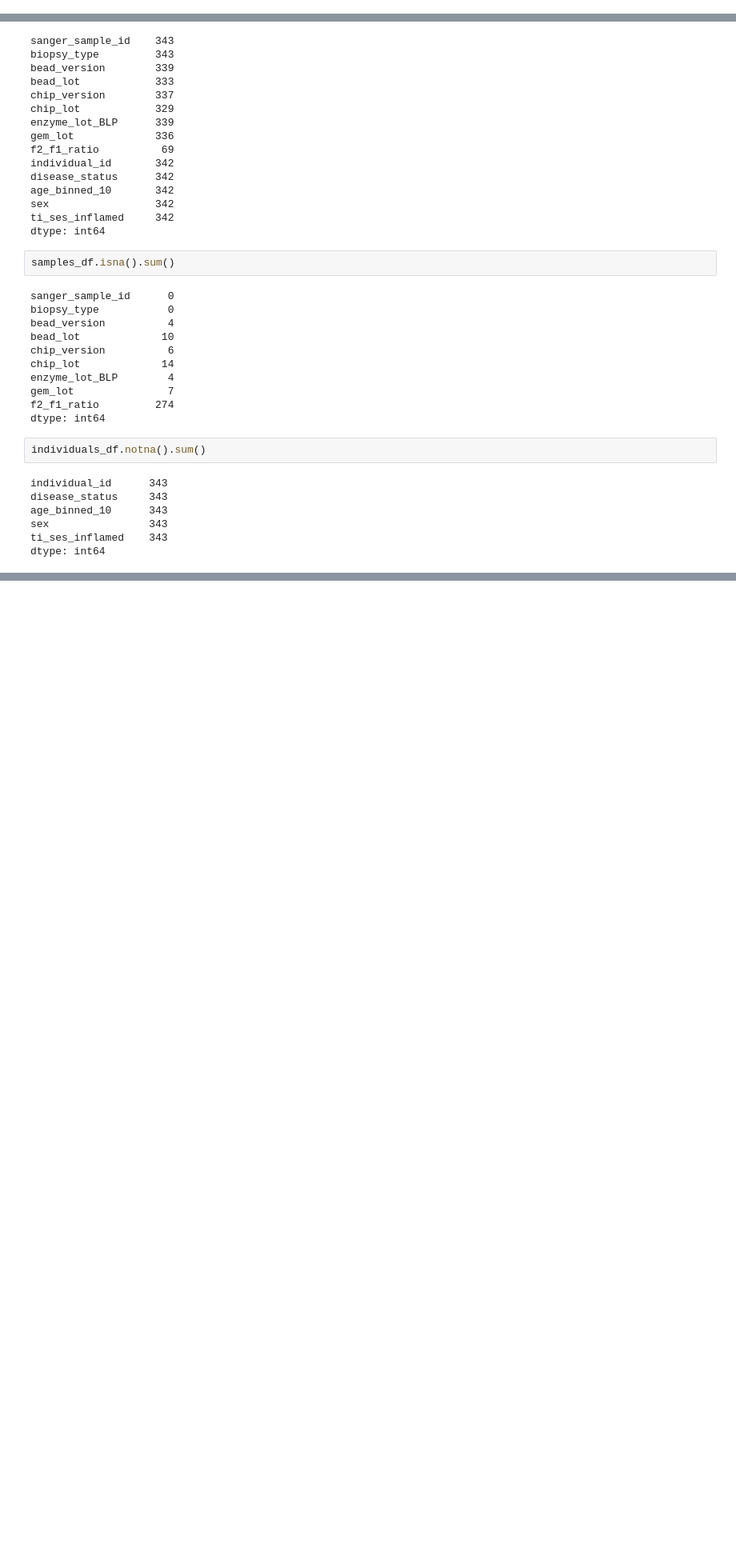
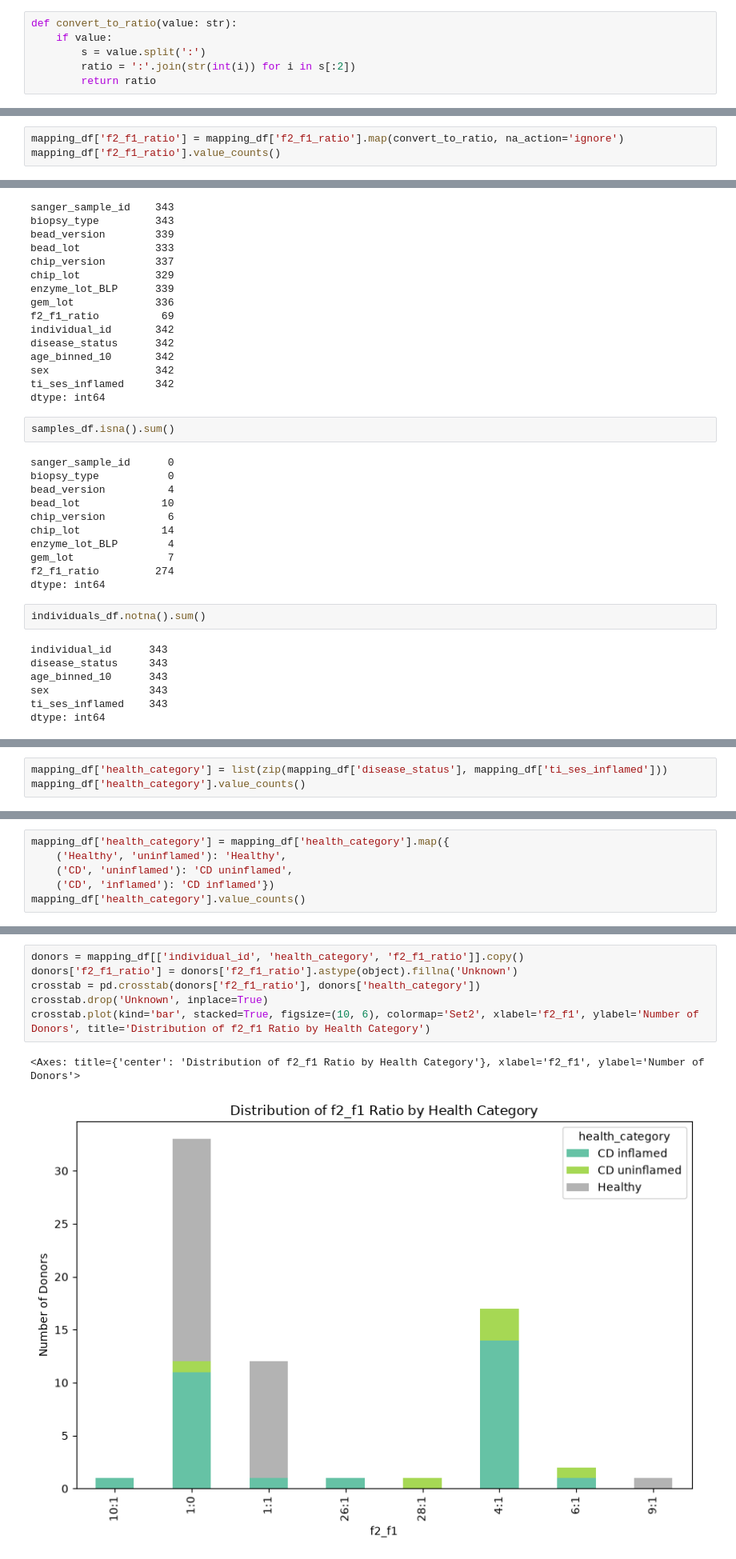
Before and after one commit to Surabhi13A/Crohns-analysis, a Jupyter notebook: exploration/01_metadata mapping.ipynb, the cells around one changed output, grey strips where cells are left out. Shown at 80% size. Saved outputs shown, nothing was run; the diff lists cells and outputs as text; blank space fills up the shorter version.

```diff
--- a/exploration/01_metadata mapping.ipynb
+++ b/exploration/01_metadata mapping.ipynb
@@ -197,0 +196,6 @@ mapping_df.to_csv(r'..\data\mapped_data.tsv', sep='\t', index=None)
+# %%
+def convert_to_ratio(value: str):
+    if value:
+        s = value.split(':')
+        ratio = ':'.join(str(int(i)) for i in s[:2])
+        return ratio
@@ -197,0 +204,3 @@ mapping_df.to_csv(r'..\data\mapped_data.tsv', sep='\t', index=None)
+# %%
+mapping_df['f2_f1_ratio'] = mapping_df['f2_f1_ratio'].map(convert_to_ratio, na_action='ignore')
+mapping_df['f2_f1_ratio'].value_counts()
@@ -237,0 +260,3 @@ dtype: int64
+# %%
+mapping_df['health_category'] = list(zip(mapping_df['disease_status'], mapping_df['ti_ses_inflamed']))
+mapping_df['health_category'].value_counts()
@@ -237,0 +270,6 @@ dtype: int64
+# %%
+mapping_df['health_category'] = mapping_df['health_category'].map({
+    ('Healthy', 'uninflamed'): 'Healthy',
+    ('CD', 'uninflamed'): 'CD uninflamed',
+    ('CD', 'inflamed'): 'CD inflamed'})
+mapping_df['health_category'].value_counts()
@@ -237,0 +289,9 @@ dtype: int64
+# %%
+donors = mapping_df[['individual_id', 'health_category', 'f2_f1_ratio']].copy()
+donors['f2_f1_ratio'] = donors['f2_f1_ratio'].astype(object).fillna('Unknown')
+crosstab = pd.crosstab(donors['f2_f1_ratio'], donors['health_category'])
+crosstab.drop('Unknown', inplace=True)
+crosstab.plot(kind='bar', stacked=True, figsize=(10, 6), colormap='Set2', xlabel='f2_f1', ylabel='Number of Donors', title='Distribution of f2_f1 Ratio by Health Category')
+# %% [output]
+<Axes: title={'center': 'Distribution of f2_f1 Ratio by Health Category'}, xlabel='f2_f1', ylabel='Number of Donors'>
+[figure, added]
```
Also changed, not shown: parts of 12 cells of this notebook, 1 other file.
